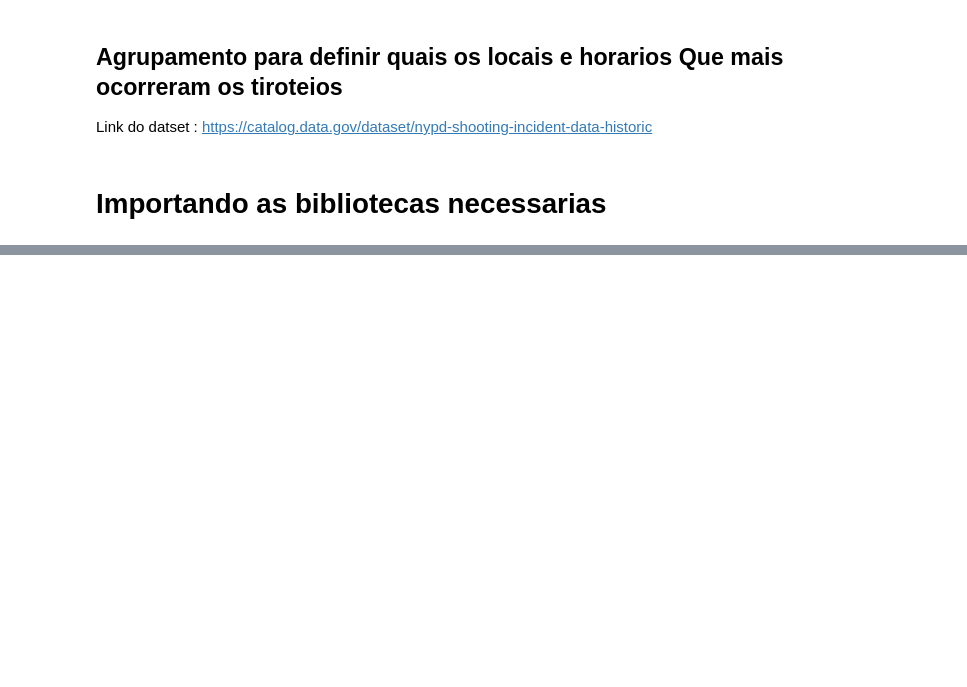
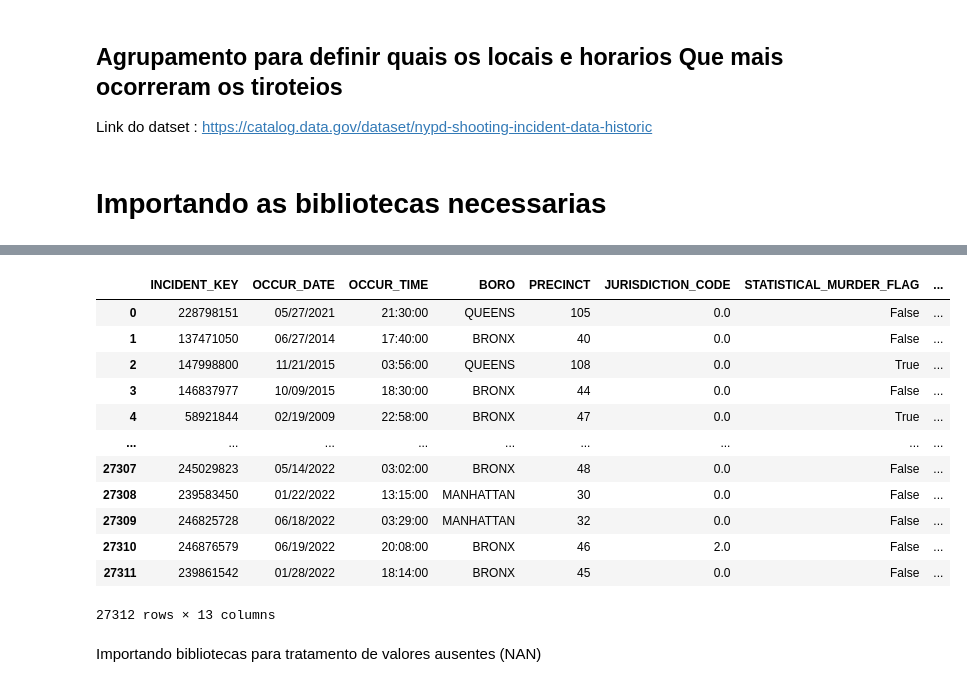
Before and after one commit to RomuloRangel/projeto2023_02, a Jupyter notebook: Projeto2023_02.ipynb, the cells around one changed output, grey strips where cells are left out. Cells and saved outputs as stored; diff of their text form; code cells hidden in the pictures; blank space fills up the shorter version.

```diff
--- a/Projeto2023_02.ipynb
+++ b/Projeto2023_02.ipynb
@@ -30,0 +52,4 @@ df.head(10)
+# %%
+#Armazenei as features que possuiam mais de 70% dos dados faltantes em uma lista depois exclui pois nao serveriam para o modelo
+un_information = ['LOC_OF_OCCUR_DESC','LOC_CLASSFCTN_DESC','LOCATION_DESC','PERP_AGE_GROUP','PERP_SEX','PERP_RACE' ,'VIC_AGE_GROUP','Lon_Lat']
+df_edit1 = df.drop(un_information,axis=1)
@@ -30,0 +75,18 @@ df.head(10)
+# %%
+df_edit1
+# %% [output]
+|  | INCIDENT_KEY | OCCUR_DATE | OCCUR_TIME | BORO | PRECINCT | JURISDICTION_CODE | STATISTICAL_MURDER_FLAG | ... |
+| 0 | 228798151 | 05/27/2021 | 21:30:00 | QUEENS | 105 | 0.0 | False | ... |
+| 1 | 137471050 | 06/27/2014 | 17:40:00 | BRONX | 40 | 0.0 | False | ... |
+| 2 | 147998800 | 11/21/2015 | 03:56:00 | QUEENS | 108 | 0.0 | True | ... |
+| 3 | 146837977 | 10/09/2015 | 18:30:00 | BRONX | 44 | 0.0 | False | ... |
+| 4 | 58921844 | 02/19/2009 | 22:58:00 | BRONX | 47 | 0.0 | True | ... |
+| ... | ... | ... | ... | ... | ... | ... | ... | ... |
+| 27307 | 245029823 | 05/14/2022 | 03:02:00 | BRONX | 48 | 0.0 | False | ... |
+| 27308 | 239583450 | 01/22/2022 | 13:15:00 | MANHATTAN | 30 | 0.0 | False | ... |
+| 27309 | 246825728 | 06/18/2022 | 03:29:00 | MANHATTAN | 32 | 0.0 | False | ... |
+| 27310 | 246876579 | 06/19/2022 | 20:08:00 | BRONX | 46 | 2.0 | False | ... |
+| 27311 | 239861542 | 01/28/2022 | 18:14:00 | BRONX | 45 | 0.0 | False | ... |
+27312 rows × 13 columns
+# %% [markdown]
+Importando bibliotecas para tratamento de valores ausentes (NAN)
```
Also changed, not shown: parts of 10 cells of this notebook.
